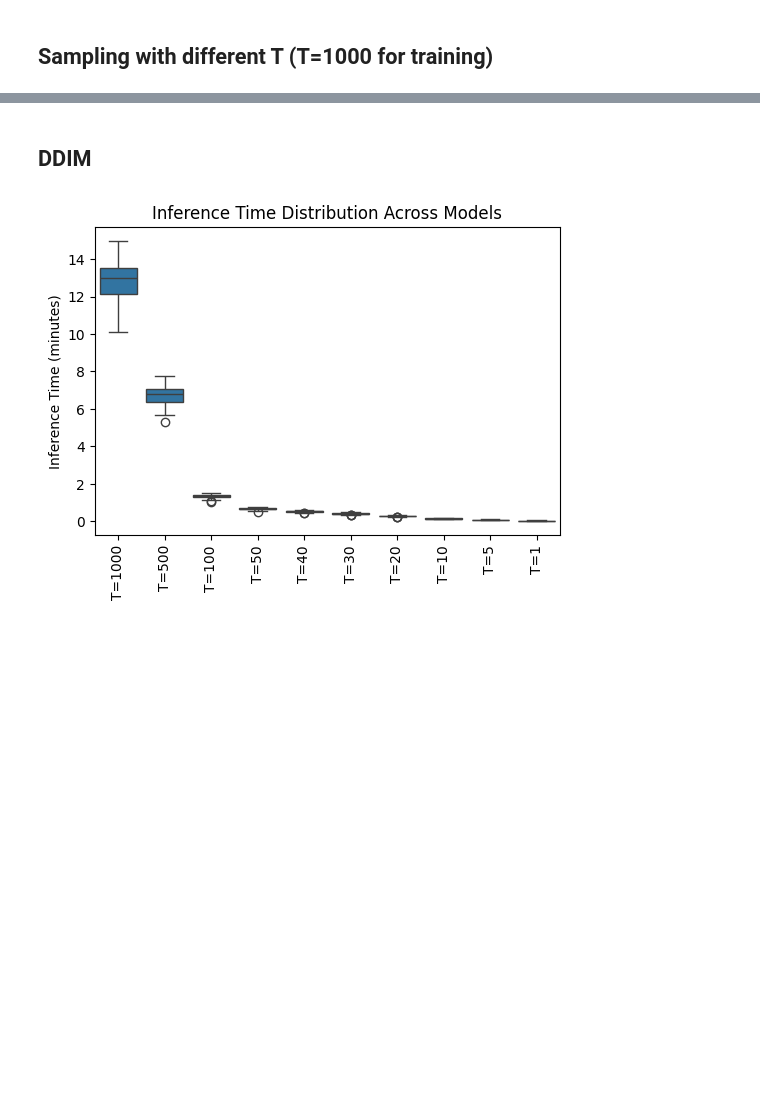
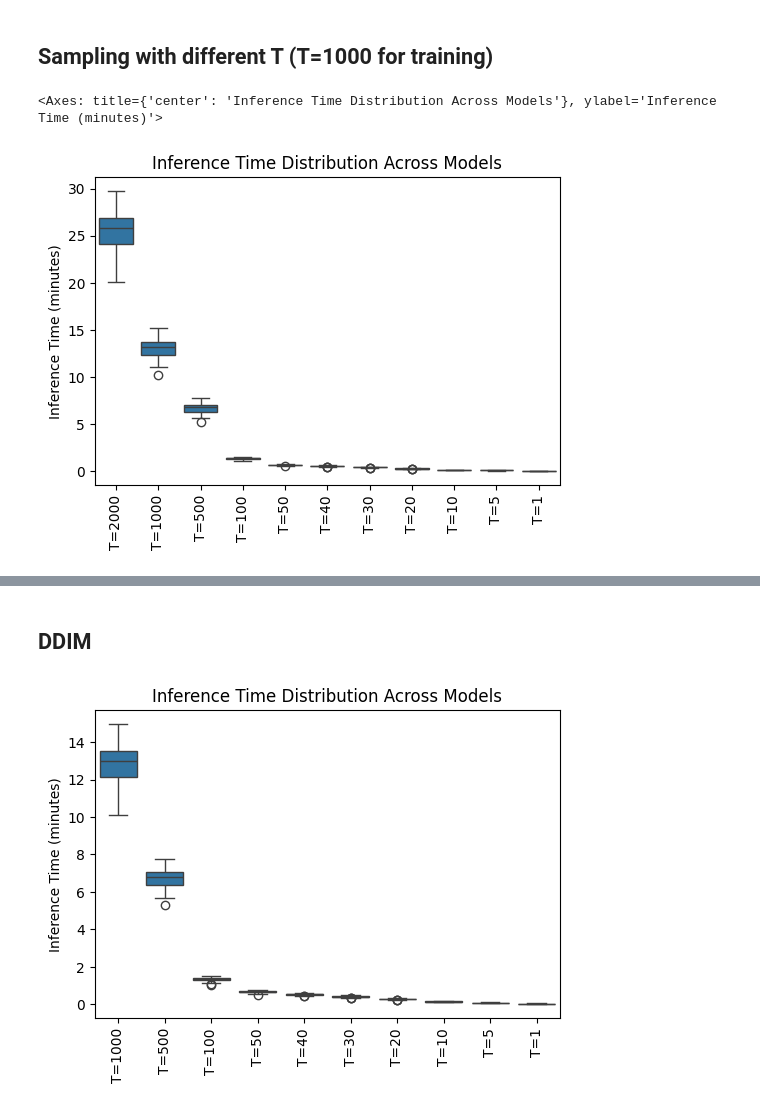
Before and after one commit to josefweibel/dose-prediction-calculation-thesis, a Jupyter notebook: notebooks/06_T_evaluation.ipynb, the cells around one changed output, grey strips where cells are left out. Cells and saved outputs as stored; diff of their text form; code cells hidden in the pictures; blank space fills up the shorter version.

```diff
--- a/notebooks/06_T_evaluation.ipynb
+++ b/notebooks/06_T_evaluation.ipynb
@@ -68,5 +68,10 @@ _ = ax.set_yscale('log')
 # %% [markdown]
 ## Sampling with different T (T=1000 for training)
+# %%
+ax = sampling_ddpm_comparision.plot_inference_times()
+# %% [output]
+<Axes: title={'center': 'Inference Time Distribution Across Models'}, ylabel='Inference Time (minutes)'>
+[figure, added]
 # %%
 ddpm2000_s_results = ModelResults('024-baseline-1', 'ddpm-2000', epoch=99, dataset_split='test', dataset=dataset)
 ddpm1000_s_results = ddpm1000_results
```
Also changed, not shown: parts of 11 cells of this notebook, 9 other files.
